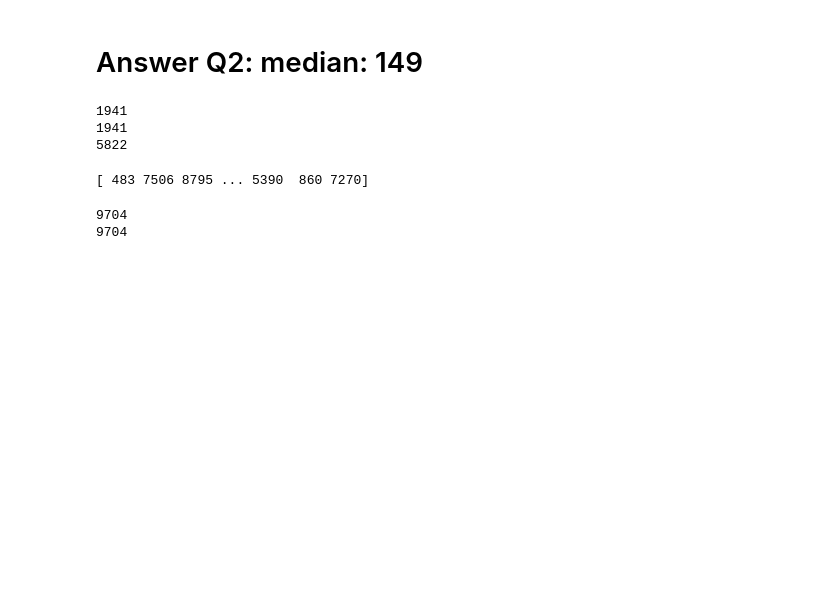
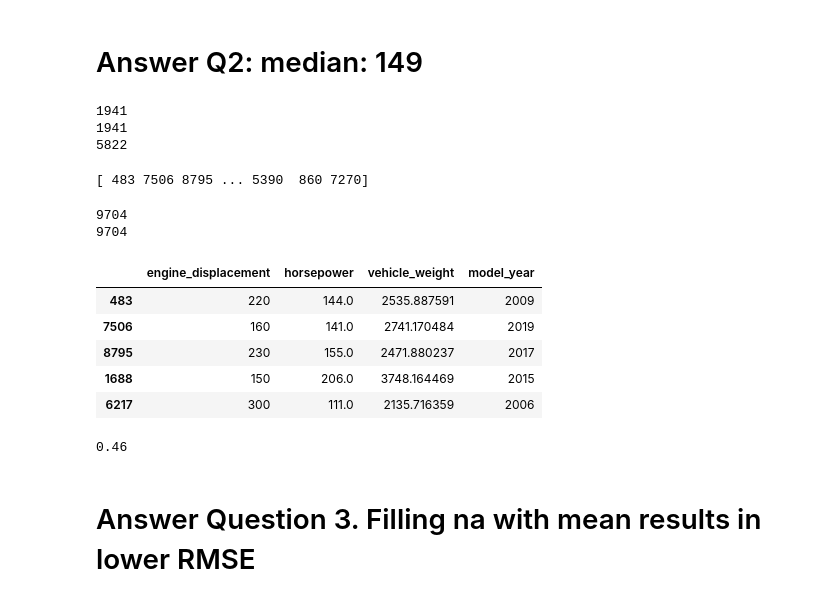
Before and after one commit to umamage/machine_learning_zoomcamp-homework, a Jupyter notebook: Homework2.ipynb, the cells around one changed output. Drawn from its saved outputs; the diff is of its cells as text; code cells hidden in the pictures; blank space fills up the shorter version.

```diff
--- a/Homework2.ipynb
+++ b/Homework2.ipynb
@@ -107,0 +115,9 @@ df_test=df.iloc[idx_test]
+# %%
+df_train.head(5)
+# %% [output]
+|  | engine_displacement | horsepower | vehicle_weight | model_year |
+| 483 | 220 | 144.0 | 2535.887591 | 2009 |
+| 7506 | 160 | 141.0 | 2741.170484 | 2019 |
+| 8795 | 230 | 155.0 | 2471.880237 | 2017 |
+| 1688 | 150 | 206.0 | 3748.164469 | 2015 |
+| 6217 | 300 | 111.0 | 2135.716359 | 2006 |
@@ -107,0 +153,15 @@ df_test=df.iloc[idx_test]
+# %%
+meanVal = df_train['horsepower'].mean()
+X_train = df_train.fillna(meanVal).values
+X_val = df_val.fillna(meanVal).values
+X_test = df_test.fillna(meanVal).values
+
+W0, W = train_linear_regression(X_train,y_train)
+y_val_pred = W0 + X_val.dot(W)
+
+rmse_val = rmse(y_val,y_val_pred)
+print(round(rmse_val,2))
+# %% [output]
+0.46
+# %% [markdown]
+# Answer Question 3. Filling na with mean results in lower RMSE
```
Also changed, not shown: parts of 9 cells of this notebook.
